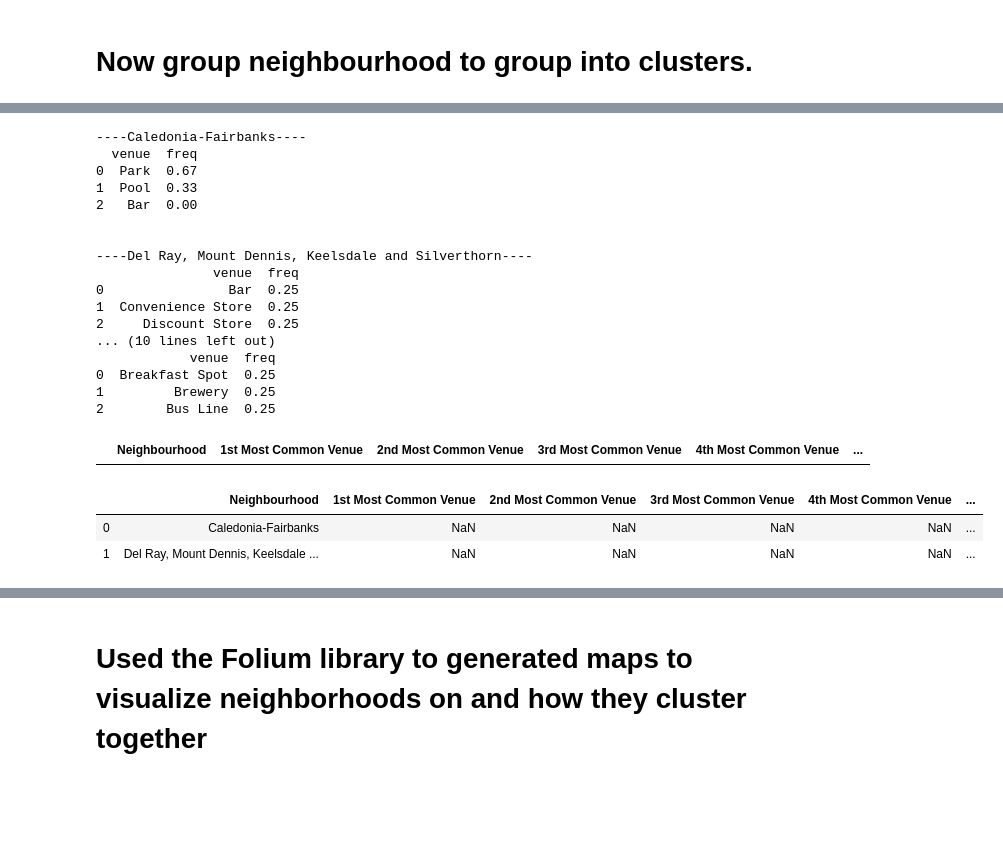
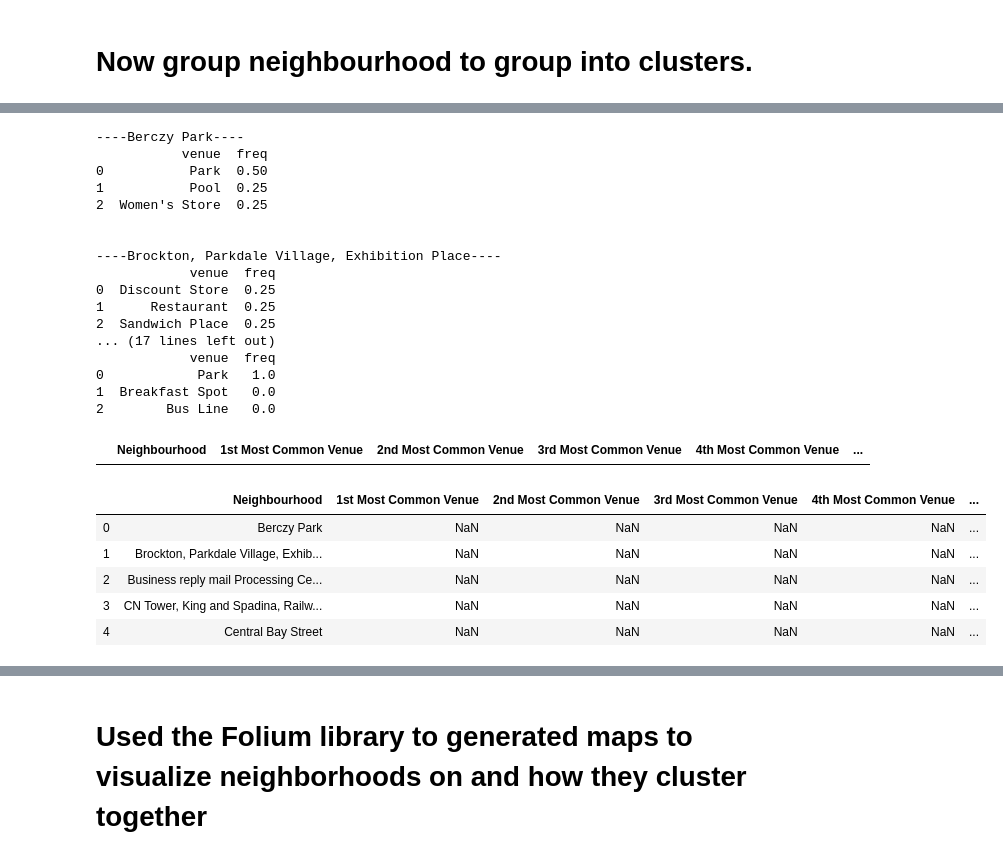
Before and after one commit to dilipksah/Coursera_Capstone, a Jupyter notebook: Neighbourhood in Toronto.ipynb, the cells around one changed output, grey strips where cells are left out. Cells and saved outputs as stored; diff of their text form; code cells hidden in the pictures; blank space fills up the shorter version.

```diff
--- a/Neighbourhood in Toronto.ipynb
+++ b/Neighbourhood in Toronto.ipynb
@@ -586,7 +606,7 @@ def getNearbyVenues(names, latitudes, longitudes, radius=500):
 
     return(nearby_venues)
 # %%
-york_venues = getNearbyVenues(names=york_data['Neighbourhood'],
+toronto_venues = getNearbyVenues(names=toronto_data['Neighbourhood'],
                                    latitudes=york_data['Latitude'],
                                    longitudes=york_data['Longitude']
                                   )
@@ -622,14 +638,14 @@ There are 13 uniques categories.
 # Now group neighbourhood to group into clusters.
 # %%
 # one hot encoding
-york_onehot = pd.get_dummies(york_venues[['Venue Category']], prefix="", prefix_sep="")
+toronto_onehot = pd.get_dummies(toronto_venues[['Venue Category']], prefix="", prefix_sep="")
 
 # add neighborhood column back to dataframe
-york_onehot['Neighbourhood'] = york_venues['Neighbourhood']
+toronto_onehot['Neighbourhood'] = toronto_venues['Neighbourhood']
 
 # move neighborhood column to the first column
-york_fixed_columns = [york_onehot.columns[-1]] + list(york_onehot.columns[:-1])
-york_onehot = york_onehot[york_fixed_columns]
+toronto_fixed_columns = [toronto_onehot.columns[-1]] + list(toronto_onehot.columns[:-1])
+toronto_onehot = toronto_onehot[toronto_fixed_columns]
 
-york_onehot.head()
+toronto_onehot.head()
 # %% [output]
@@ -642,4 +658,4 @@ york_onehot.head()
 # %%
-york_grouped = york_onehot.groupby('Neighbourhood').mean().reset_index()
-york_grouped.head()
+toronto_grouped = toronto_onehot.groupby('Neighbourhood').mean().reset_index()
+toronto_grouped.head()
 # %% [output]
@@ -651,33 +668,33 @@ york_grouped.head()
 # %%
 num_top_venues = 3
 
-for hood in york_grouped['Neighbourhood']:
+for hood in toronto_grouped['Neighbourhood']:
     print("----"+hood+"----")
-    york_temp = york_grouped[york_grouped['Neighbourhood'] == hood].T.reset_index()
-    york_temp.columns = ['venue','freq']
-    york_temp = york_temp.iloc[1:]
-    york_temp['freq'] = york_temp['freq'].astype(float)
-    york_temp = york_temp.round({'freq': 2})
-    print(york_temp.sort_values('freq', ascending=False).reset_index(drop=True).head(num_top_venues))
+    toronto_temp = toronto_grouped[toronto_grouped['Neighbourhood'] == hood].T.reset_index()
+    toronto_temp.columns = ['venue','freq']
+    toronto_temp = toronto_temp.iloc[1:]
+    toronto_temp['freq'] = toronto_temp['freq'].astype(float)
+    toronto_temp = toronto_temp.round({'freq': 2})
+    print(toronto_temp.sort_values('freq', ascending=False).reset_index(drop=True).head(num_top_venues))
     print('\n')
 # %% [output]
-----Caledonia-Fairbanks----
-  venue  freq
-0  Park  0.67
-1  Pool  0.33
-2   Bar  0.00
+----Berczy Park----
+           venue  freq
+0           Park  0.50
+1           Pool  0.25
+2  Women's Store  0.25
 
 
-----Del Ray, Mount Dennis, Keelsdale and Silverthorn----
-               venue  freq
-0                Bar  0.25
-1  Convenience Store  0.25
-2     Discount Store  0.25
-... (10 lines left out)
+----Brockton, Parkdale Village, Exhibition Place----
             venue  freq
-0  Breakfast Spot  0.25
-1         Brewery  0.25
-2        Bus Line  0.25
+0  Discount Store  0.25
+1      Restaurant  0.25
+2  Sandwich Place  0.25
+... (17 lines left out)
+            venue  freq
+0            Park   1.0
+1  Breakfast Spot   0.0
+2        Bus Line   0.0
 # %%
 def return_most_common_venues(row, num_top_venues):
     row_categories = row.iloc[1:]
@@ -685,7 +702,7 @@ def return_most_common_venues(row, num_top_venues):
 
     return row_categories_sorted.index.values[0:num_top_venues]
 # %%
-num_top_venues = 17
+num_top_venues = 14
 
 indicators = ['st', 'nd', 'rd']
 
@@ -698,16 +715,19 @@ for ind in np.arange(num_top_venues):
         columns.append('{}th Most Common Venue'.format(ind+1))
 
 # create a new dataframe
-york_neighbourhoods_venues_sorted = pd.DataFrame(columns=columns)
+toronto_neighbourhoods_venues_sorted = pd.DataFrame(columns=columns)
 
-york_neighbourhoods_venues_sorted.head()
+toronto_neighbourhoods_venues_sorted.head()
 # %% [output]
 |  | Neighbourhood | 1st Most Common Venue | 2nd Most Common Venue | 3rd Most Common Venue | 4th Most Common Venue | ... |
 # %%
-york_neighbourhoods_venues_sorted['Neighbourhood'] = york_grouped['Neighbourhood']
+toronto_neighbourhoods_venues_sorted['Neighbourhood'] = toronto_grouped['Neighbourhood']
 
-york_neighbourhoods_venues_sorted.head(2)
+toronto_neighbourhoods_venues_sorted.head()
 # %% [output]
 |  | Neighbourhood | 1st Most Common Venue | 2nd Most Common Venue | 3rd Most Common Venue | 4th Most Common Venue | ... |
-| 0 | Caledonia-Fairbanks | NaN | NaN | NaN | NaN | ... |
-| 1 | Del Ray, Mount Dennis, Keelsdale ... | NaN | NaN | NaN | NaN | ... |
+| 0 | Berczy Park | NaN | NaN | NaN | NaN | ... |
+| 1 | Brockton, Parkdale Village, Exhib... | NaN | NaN | NaN | NaN | ... |
+| 2 | Business reply mail Processing Ce... | NaN | NaN | NaN | NaN | ... |
+| 3 | CN Tower, King and Spadina, Railw... | NaN | NaN | NaN | NaN | ... |
+| 4 | Central Bay Street | NaN | NaN | NaN | NaN | ... |
```
Also changed, not shown: parts of 28 cells of this notebook, 12 other files.
